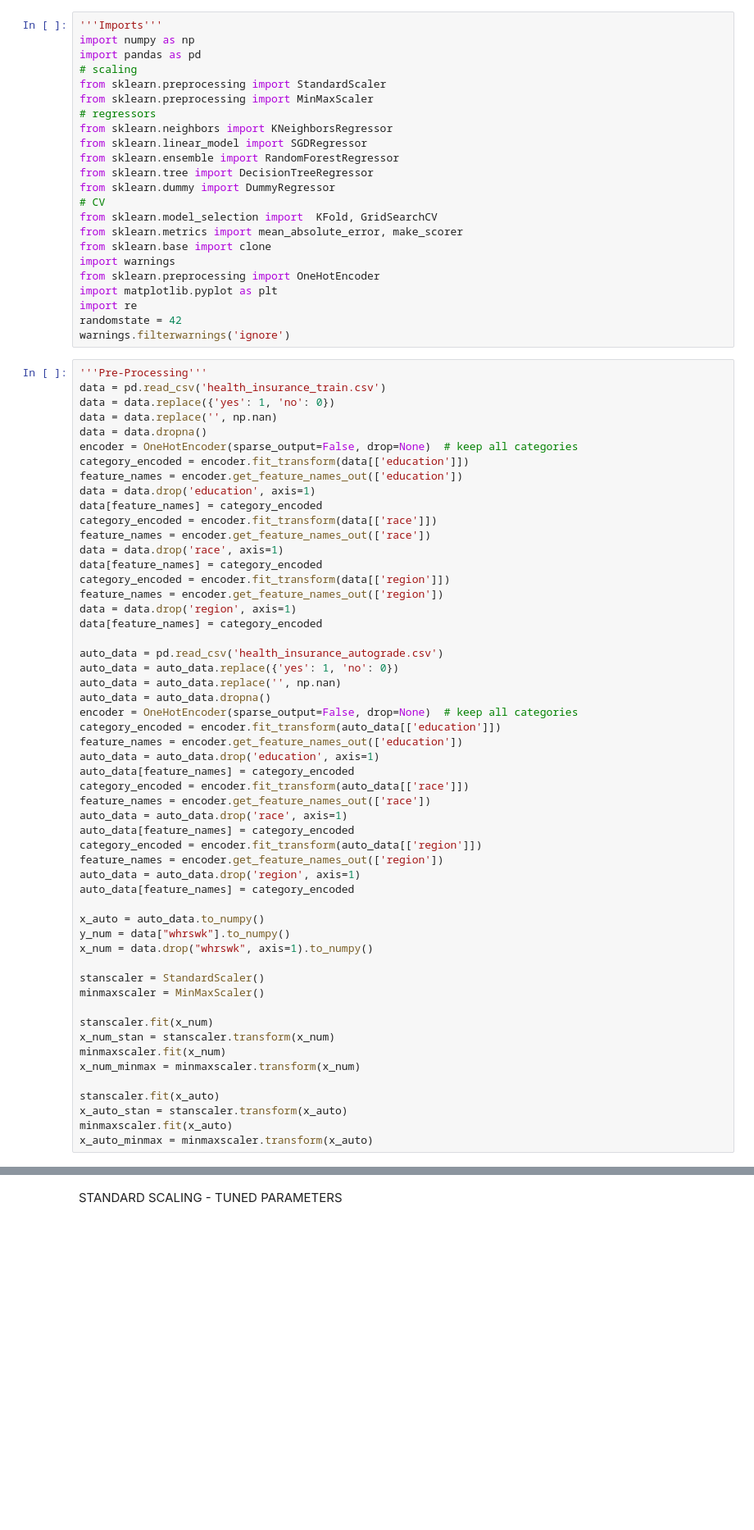
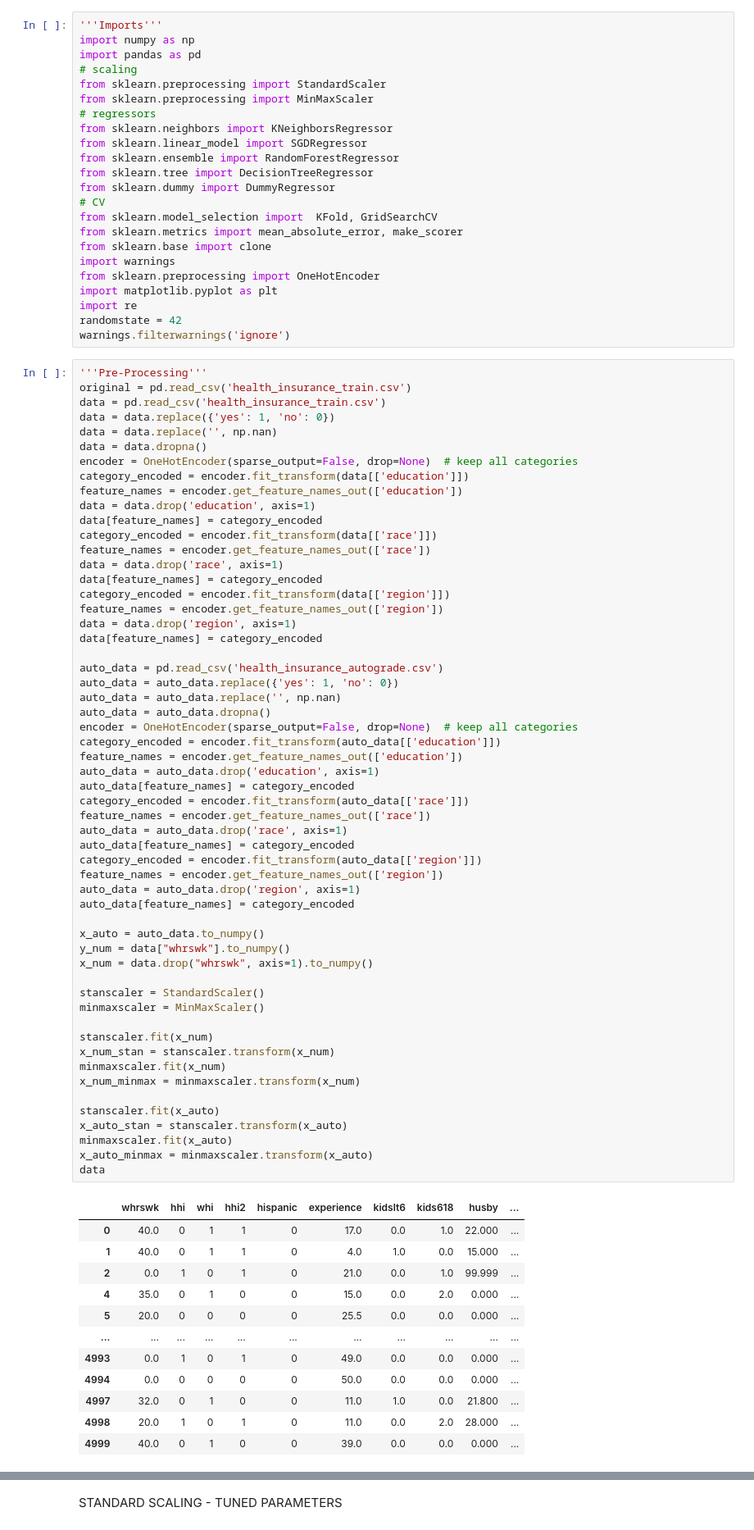
Before and after one commit to gungorman/ML-Group-69, a Jupyter notebook: final-ML.ipynb, the cells around one changed output, grey strips where cells are left out. Shown at 82% size. Saved outputs shown, nothing was run; the diff lists cells and outputs as text; blank space fills up the shorter version.

```diff
--- a/final-ML.ipynb
+++ b/final-ML.ipynb
@@ -23,6 +23,7 @@ randomstate = 42
 warnings.filterwarnings('ignore')
 # %%
 '''Pre-Processing'''
+original = pd.read_csv('health_insurance_train.csv')
 data = pd.read_csv('health_insurance_train.csv')
 data = data.replace({'yes': 1, 'no': 0})
 data = data.replace('', np.nan)
@@ -48,30 +49,44 @@ auto_data = auto_data.dropna()
 encoder = OneHotEncoder(sparse_output=False, drop=None)  # keep all categories
 category_encoded = encoder.fit_transform(auto_data[['education']])
 feature_names = encoder.get_feature_names_out(['education'])
 auto_data = auto_data.drop('education', axis=1)
 auto_data[feature_names] = category_encoded
 category_encoded = encoder.fit_transform(auto_data[['race']])
 feature_names = encoder.get_feature_names_out(['race'])
 auto_data = auto_data.drop('race', axis=1)
 auto_data[feature_names] = category_encoded
 category_encoded = encoder.fit_transform(auto_data[['region']])
 feature_names = encoder.get_feature_names_out(['region'])
 auto_data = auto_data.drop('region', axis=1)
 auto_data[feature_names] = category_encoded
 
 x_auto = auto_data.to_numpy()
 y_num = data["whrswk"].to_numpy()
 x_num = data.drop("whrswk", axis=1).to_numpy()
 
 stanscaler = StandardScaler()
 minmaxscaler = MinMaxScaler()
 
 stanscaler.fit(x_num)
 x_num_stan = stanscaler.transform(x_num)
 minmaxscaler.fit(x_num)
 x_num_minmax = minmaxscaler.transform(x_num)
 
 stanscaler.fit(x_auto)
 x_auto_stan = stanscaler.transform(x_auto)
 minmaxscaler.fit(x_auto)
 x_auto_minmax = minmaxscaler.transform(x_auto)
+data
+# %% [output]
+|  | whrswk | hhi | whi | hhi2 | hispanic | experience | kidslt6 | kids618 | husby | ... |
+| 0 | 40.0 | 0 | 1 | 1 | 0 | 17.0 | 0.0 | 1.0 | 22.000 | ... |
+| 1 | 40.0 | 0 | 1 | 1 | 0 | 4.0 | 1.0 | 0.0 | 15.000 | ... |
+| 2 | 0.0 | 1 | 0 | 1 | 0 | 21.0 | 0.0 | 1.0 | 99.999 | ... |
+| 4 | 35.0 | 0 | 1 | 0 | 0 | 15.0 | 0.0 | 2.0 | 0.000 | ... |
+| 5 | 20.0 | 0 | 0 | 0 | 0 | 25.5 | 0.0 | 0.0 | 0.000 | ... |
+| ... | ... | ... | ... | ... | ... | ... | ... | ... | ... | ... |
+| 4993 | 0.0 | 1 | 0 | 1 | 0 | 49.0 | 0.0 | 0.0 | 0.000 | ... |
+| 4994 | 0.0 | 0 | 0 | 0 | 0 | 50.0 | 0.0 | 0.0 | 0.000 | ... |
+| 4997 | 32.0 | 0 | 1 | 0 | 0 | 11.0 | 1.0 | 0.0 | 21.800 | ... |
+| 4998 | 20.0 | 1 | 0 | 1 | 0 | 11.0 | 0.0 | 2.0 | 28.000 | ... |
+| 4999 | 40.0 | 0 | 1 | 0 | 0 | 39.0 | 0.0 | 0.0 | 0.000 | ... |
```
Also changed, not shown: parts of 1 cell of this notebook.
